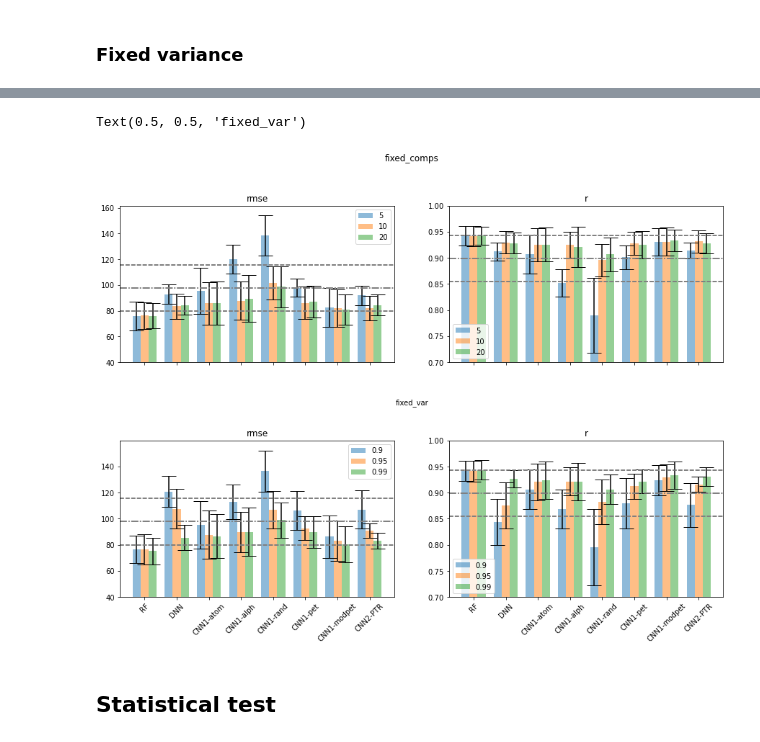
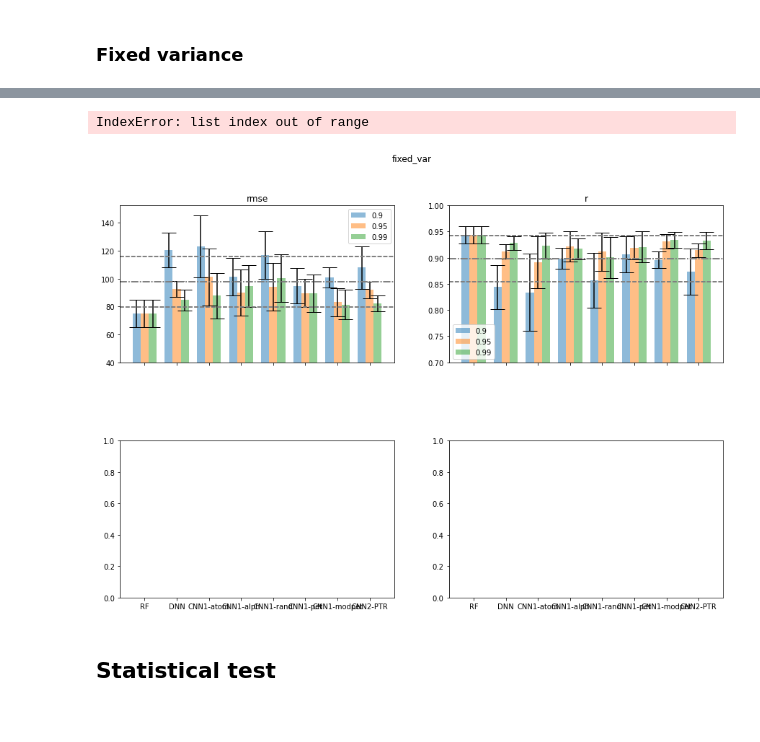
Before and after one commit to dovahkiin0022/representations, a Jupyter notebook: notebooks/1b_transfer_learning_hardness.ipynb, the cells around one changed output, grey strips where cells are left out. Drawn from its saved outputs; the diff is of its cells as text; code cells hidden in the pictures.

Commit message:
rerun using new models

```diff
--- a/notebooks/1b_transfer_learning_hardness.ipynb
+++ b/notebooks/1b_transfer_learning_hardness.ipynb
@@ -250,15 +226,19 @@ from modules.model_select import get_scoring_dict, model_pipeline,rmse, corr
 from sklearn.neural_network import MLPRegressor
 dset = data_generator_vec(pymatgen_comp(comps))
 features = dset.real_data
-baseline_model = Pipeline([('Scaler', StandardScaler()),('MLPC',MLPRegressor((42,42,42),random_state=0,batch_size=64))])
+
 rmse_list = []
 r_list = []
-for k, (train, test) in enumerate(kfold.split(features)):
+for i in fold_dict.keys():
+        baseline_model = Pipeline([('Scaler', StandardScaler()),('MLPC',MLPRegressor((42,42,42),random_state=0,batch_size=64))])
+        i_tr, i_te = fold_dict[i]['train_inds'], fold_dict[i]['test_inds']
+        X_train, X_test = features[i_tr], features[i_te]
+        y_train, y_test = y[i_tr], y[i_te]
         #print('\n\n 5-fold cross-validation: No.'+str(k+1))
-        baseline_model.fit(features[train], y[train])
-        yte_pred=baseline_model.predict(features[test])
-        rmse_list.append(rmse(yte_pred,y[test]))
-        r_list.append(corr(yte_pred,y[test]))
+        baseline_model.fit(X_train, y_train)
+        yte_pred=baseline_model.predict(X_test)
+        rmse_list.append(rmse(yte_pred,y_test))
+        r_list.append(corr(yte_pred,y_test))
 
 baseline_rmse = np.mean(rmse_list)
 baseline_rmse_std = np.std(rmse_list)
@@ -366,7 +346,6 @@ for v in var_dict.keys():
     mean_score_list = []
     std_score_list = []
     for i, method in enumerate(methods):
-        print(f'{method}')
         if method == 'RF':
             features = dset.real_data
         else:
@@ -388,16 +367,20 @@ for v in var_dict.keys():
             pca = PCA(n_components=ind, whiten=True)
             features = pca.fit_transform(extracted)
         #gridCV = GridSearchCV(RandomForestRegressor(), param_grid=param_grid,cv=10)
-        pipe= Pipeline([('Scaler', StandardScaler()),('RF',RandomForestRegressor())])
+
         rmse_list = []
         r_list = []
-        for k, (train, test) in enumerate(kfold.split(features)):
-            pipe.fit(features[train],y[train])
-            yte_pred=pipe.predict(features[test])
+        for i in fold_dict.keys():
+            pipe= Pipeline([('Scaler', StandardScaler()),('RF',RandomForestRegressor(random_state=0, n_jobs=-1))])
+            i_tr, i_te = fold_dict[i]['train_inds'], fold_dict[i]['test_inds']
+            X_train, X_test = features[i_tr], features[i_te]
+            y_train, y_test = y[i_tr], y[i_te]
+            pipe.fit(X_train,y_train)
+            yte_pred=pipe.predict(X_test)
             #cv_results = cross_validate(pipe, features, y, cv=kfold, scoring=scoring_dict,return_train_score=True)
             #print(cv_results['test_r'])
-            rmse_list.append(rmse(yte_pred,y[test]))
-            r_list.append(corr(yte_pred,y[test]))
+            rmse_list.append(rmse(yte_pred,y_test))
+            r_list.append(corr(yte_pred,y_test))
         method_dict[method] = {'rmse':rmse_list,'r':r_list}
     var_result[v] = method_dict
 # %% [output]
@@ -444,50 +413,50 @@ for i,(mean,std) in enumerate([(mean_rmse_list,std_rmse_list),(mean_r_list,std_r
 # %%
 hea_hardness_stat_dict = {}
-hea_hardness_stat_dict['fixed_comps'] = ind_dict
+#hea_hardness_stat_dict['fixed_comps'] = ind_dict
 hea_hardness_stat_dict['fixed_var'] = var_result
 
-with open('results/hea_hardness_results.json','w') as fid:
-    json.dump(hea_hardness_stat_dict,fid)
+#with open('results/hea_hardness_results.json','w') as fid:
+#    json.dump(hea_hardness_stat_dict,fid)
 # %%
 fig,ax = plt.subplots(2,2,figsize=(15,10), sharex=True)
 keys = list(hea_hardness_stat_dict.keys())
 mini_key = ['rmse','r']
 
-for i in range(2):
+for i in range(1):
     for j in range(2):
         temp_dict = hea_hardness_stat_dict[keys[i]]
         barWidth = 0.25
 
         for ind,k in enumerate(temp_dict.keys()):
             mean_scores = []
             std_scores = []
             spec_dict = temp_dict[k]
             for ind2,method in enumerate(spec_dict.keys()):
                 mean_scores.append(np.mean(temp_dict[k][method][mini_key[j]]))
                 std_scores.append(np.std(temp_dict[k][method][mini_key[j]]))
             x = np.arange(len(mean_scores))
             x_mod = ind*barWidth + x
             ax[i,j].bar(x_mod, mean_scores, yerr = std_scores,align='center', alpha=0.5, ecolor='black',
     capsize=10, width=barWidth, label = k)
             ax[i,j].set_xticks(np.arange(0.25,len(x)+0.25,1),labels = names, rotation=45)
             ax[i,j].set_title(mini_key[j])
             ax[i,j].legend()
             if mini_key[j] == 'rmse':
                 ax[i,j].axhline(baseline_rmse - baseline_rmse_std,linestyle='dashed',c='grey')
                 ax[i,j].axhline(baseline_rmse,linestyle='-.',c='grey')
                 ax[i,j].axhline(baseline_rmse + baseline_rmse_std,linestyle='dashed',c='grey')
                 ax[i,j].set_ylim(40)
             else:
                 ax[i,j].axhline(baseline_r - baseline_r_std,linestyle='dashed',c='grey')
                 ax[i,j].axhline(baseline_r,linestyle='-.',c='grey')
                 ax[i,j].axhline(baseline_r + baseline_r_std,linestyle='dashed',c='grey')
                 ax[i,j].set_ylim(0.7,1)
 plt.suptitle(keys[0])
 plt.subplots_adjust(hspace=0.5)
 plt.figtext(0.5, 0.5, keys[1], ha='center', va='center')
 # %% [output]
-Text(0.5, 0.5, 'fixed_var')
+IndexError: list index out of range
-[figure, old version]
+[figure, new version]
 # %% [markdown]
 ## Statistical test
 # %%
```
Also changed, not shown: parts of 6 cells of this notebook, 13 other files.
